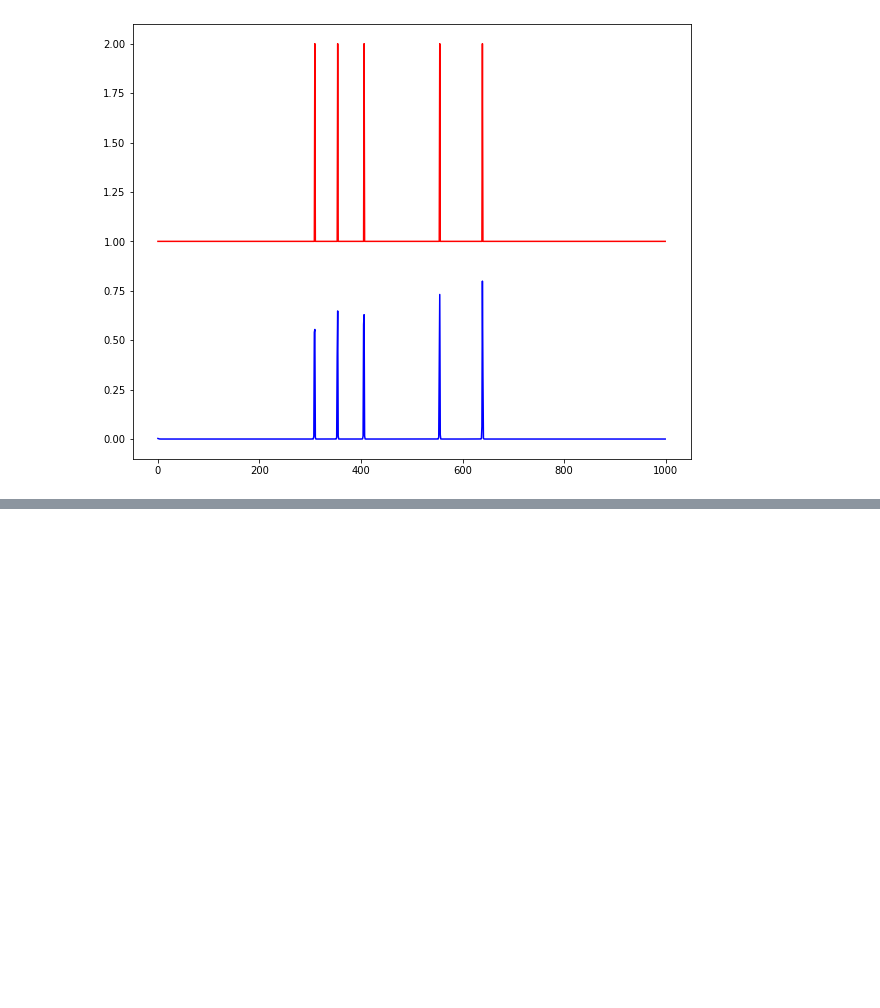
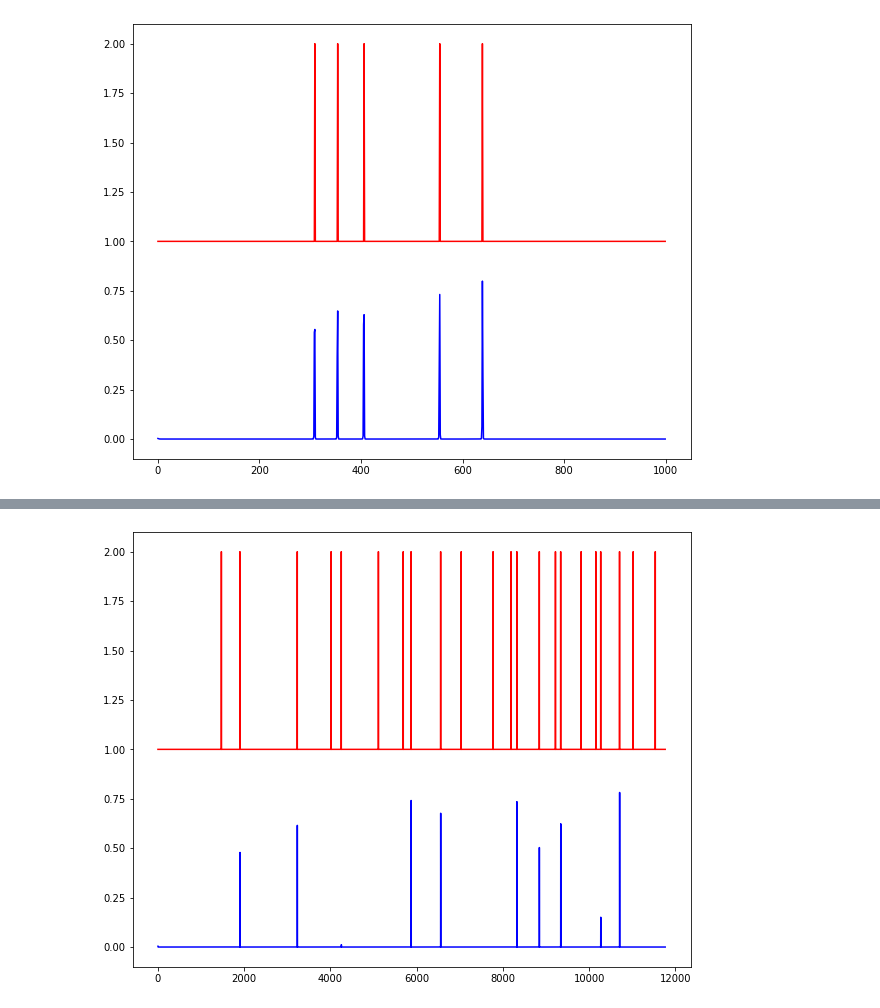
Before and after one commit to soniahasko/internship_2025, a Jupyter notebook: RNN_files/testing_diffraction_nogen.ipynb, the cells around one changed output, grey strips where cells are left out. Cells and saved outputs as stored; diff of their text form; code cells hidden in the pictures; blank space fills up the shorter version.

```diff
--- a/RNN_files/testing_diffraction_nogen.ipynb
+++ b/RNN_files/testing_diffraction_nogen.ipynb
@@ -349,0 +270,14 @@ print(f1)
+# %%
+scaler_diff = MinMaxScaler()
+intensities_diff_sc = scaler_diff.fit_transform(intensities_diff)
+# %%
+intensities_diff_sc_reshaped = intensities_diff_sc.reshape(intensities_diff_sc.shape[0],
+                                                           intensities_diff_sc.shape[1],
+                                                           1)
+# %%
+binary_diff_reshaped = binary_diff.reshape(binary_diff.shape[0],
+                                           binary_diff.shape[1],
+                                           1)
+# %%
+pred_diff = model.predict(intensities_diff_sc_reshaped,
+                         verbose=2)
@@ -349,0 +287,8 @@ print(f1)
+# %%
+plt.figure(figsize=(10,8))
+idx=200
+plt.plot(pred_diff[idx], color='blue', label='Pred')
+plt.plot(binary_diff_reshaped[idx] + 1, color='red', label='True')
+plt.show()
+# %% [output]
+[figure, added]
```
Also changed, not shown: parts of 28 cells of this notebook.
